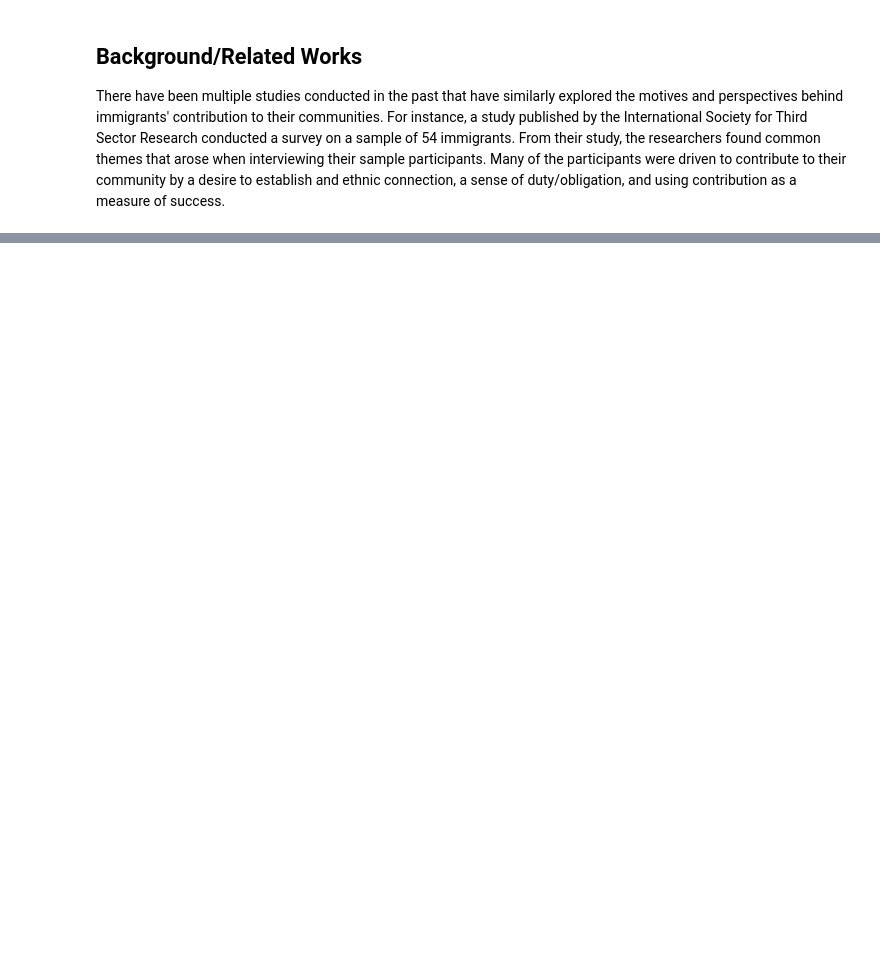
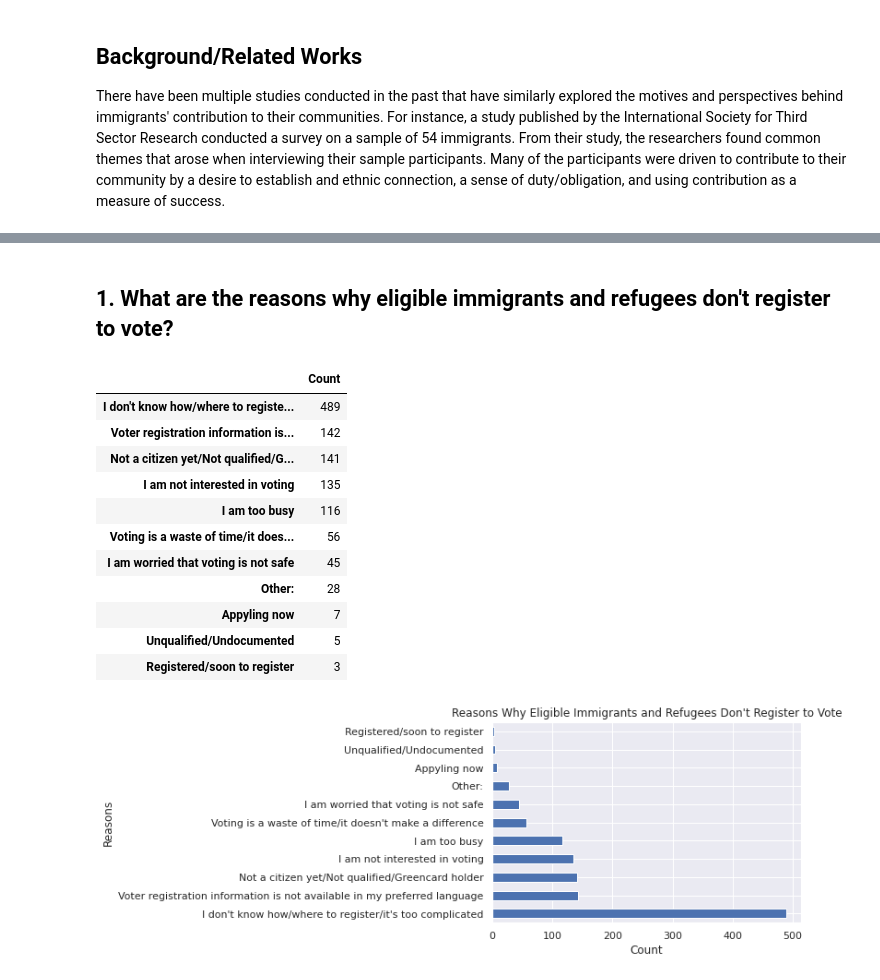
Before and after one commit to mattschang/hcde-410-final, a Jupyter notebook: A4.ipynb, the cells around one changed output, grey strips where cells are left out. Saved outputs shown, nothing was run; the diff lists cells and outputs as text; code cells hidden in the pictures; blank space fills up the shorter version.

```diff
--- a/A4.ipynb
+++ b/A4.ipynb
@@ -24,0 +117,32 @@ I will calculate numerous summary statistics to answer the various research ques
+# %% [markdown]
+## 1. What are the reasons why eligible immigrants and refugees don't register to vote?
+# %%
+# Getting the counts for each reason why eligible immigrants don't register to vote
+eligible_nonregistered_count = df['Q13'].value_counts()['I am eligible to register but have not registered yet']
+eligible_nonregistered_df = df[df.Q14 != ' ']
+eligible_nonregistered_df = eligible_nonregistered_df[eligible_nonregistered_df.Q14 != 'None/No Answer/Not applicable']
+reasons = pd.DataFrame(eligible_nonregistered_df['Q14'].value_counts())
+reasons.columns = ['Count']
+dfi.export(reasons, 'reasons.png', table_conversion='matplotlib')
+display(reasons)
+
+# Plotting the counts for each reason
+eligible_nonregistered_df['Q14'].value_counts().plot(kind='barh')
+plt.title("Reasons Why Eligible Immigrants and Refugees Don't Register to Vote")
+plt.xlabel('Count')
+plt.ylabel('Reasons')
+plt.savefig('eligible_nonregistered.png', bbox_inches='tight')
+# %% [output]
+|  | Count |
+| I don't know how/where to registe... | 489 |
+| Voter registration information is... | 142 |
+| Not a citizen yet/Not qualified/G... | 141 |
+| I am not interested in voting | 135 |
+| I am too busy | 116 |
+| Voting is a waste of time/it does... | 56 |
+| I am worried that voting is not safe | 45 |
+| Other: | 28 |
+| Appyling now | 7 |
+| Unqualified/Undocumented | 5 |
+| Registered/soon to register | 3 |
+[figure, added]
```
Also changed, not shown: parts of 20 cells of this notebook, 15 other files.
